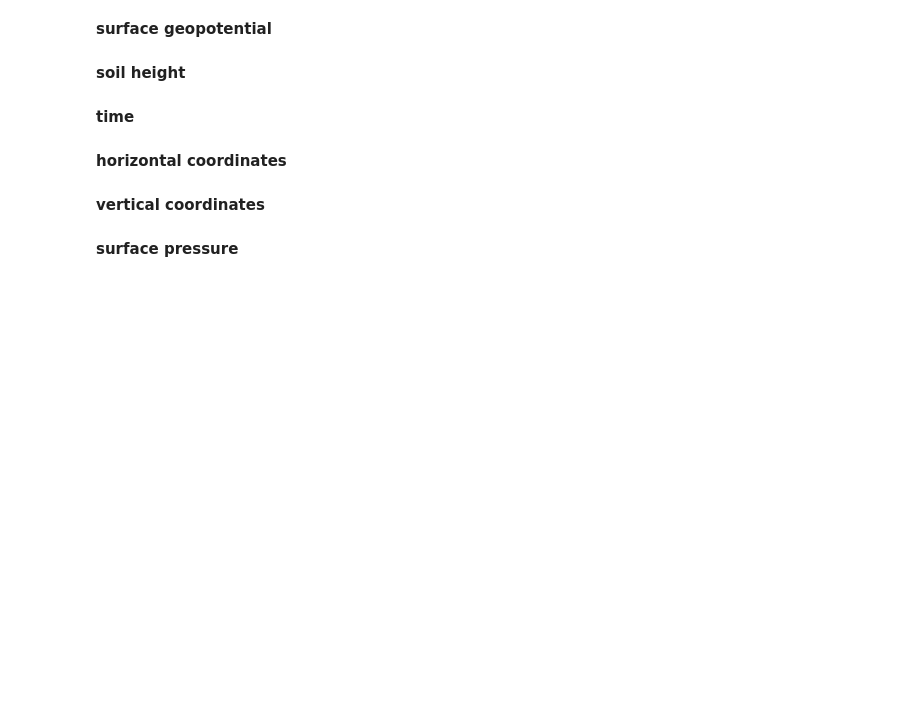
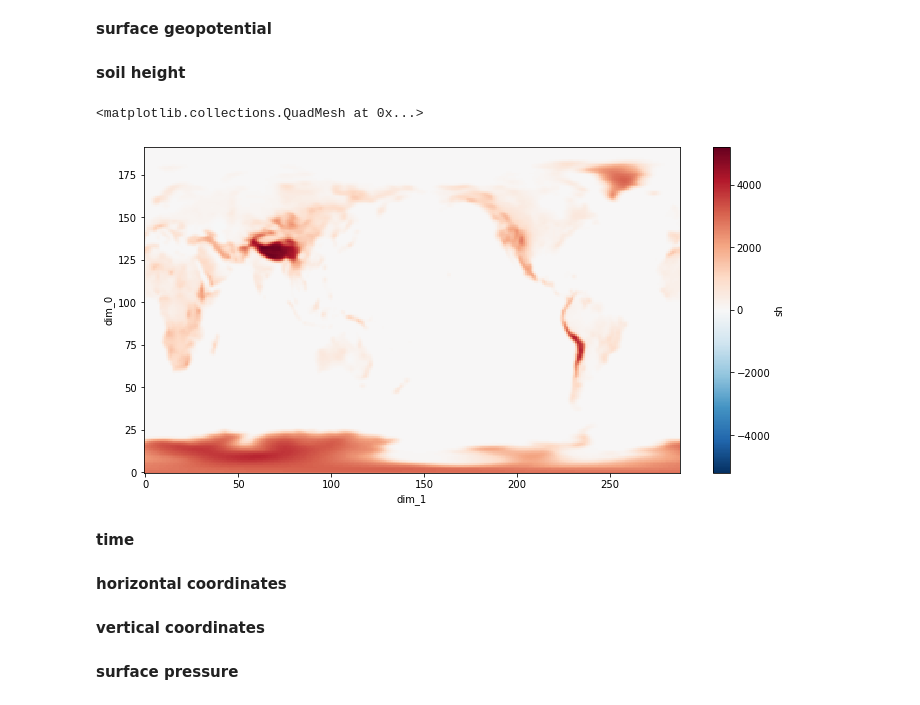
Before and after one commit to geosciz/nc2im_cesm2, a Jupyter notebook: process_nc.ipynb, the cells around one changed output. Saved outputs shown, nothing was run; the diff lists cells and outputs as text; code cells hidden in the pictures; blank space fills up the shorter version.

```diff
--- a/process_nc.ipynb
+++ b/process_nc.ipynb
@@ -93,6 +98,11 @@ v = dss[11].phis.values/9.80655
 da = DataArray(name='sh', data=float32(v))
 file_name = 'sh_' + file_time + '.nc'
 da.to_netcdf(im_path+file_name)
+# %%
+da.plot()
+# %% [output]
+<matplotlib.collections.QuadMesh at 0x...>
+[figure, added]
 # %% [markdown]
 **time**
 # %%
```
Also changed, not shown: parts of 18 cells of this notebook, 3 other files.
